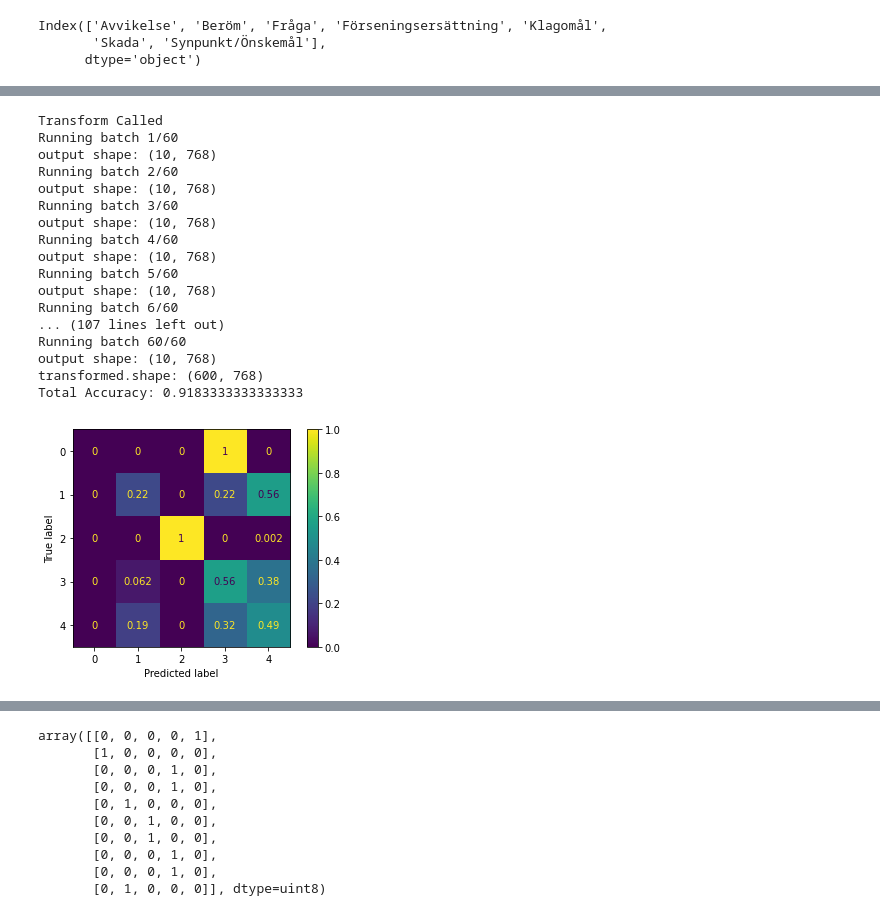
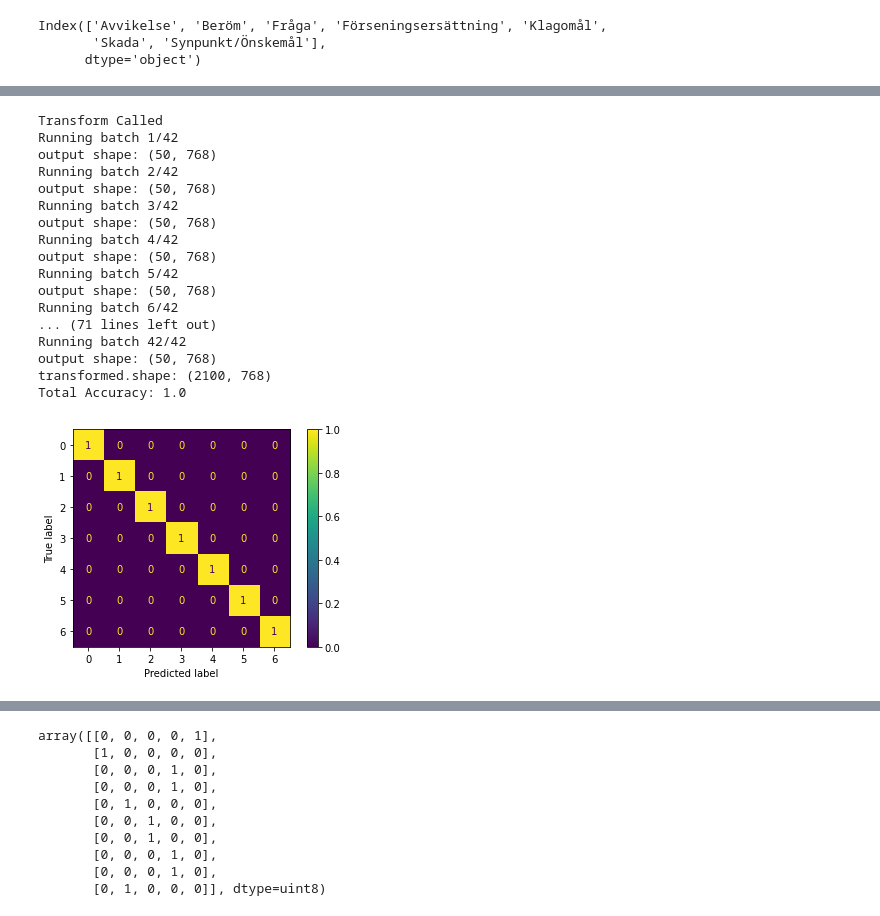
Before and after one commit to cerionXLII/NLP_BERT, a Jupyter notebook: src/Bert.ipynb, the cells around one changed output, grey strips where cells are left out. Saved outputs shown, nothing was run; the diff lists cells and outputs as text; code cells hidden in the pictures.

```diff
--- a/src/Bert.ipynb
+++ b/src/Bert.ipynb
@@ -34,7 +34,23 @@ class NLPTransformer(TransformerMixin):
         self.model_name = 'KB/bert-base-swedish-cased'
         self.Bert = AutoModel.from_pretrained(self.model_name)
         self.Tokenizer = AutoTokenizer.from_pretrained(self.model_name)
-        self.batch_size = 10
+        self.batch_size = 50
+
+        #cuda_enabled = torch.cuda.is_available()
+        #if cuda_enabled:
+        #    device = torch.device('cuda')
+        #    self.batch_size = 25
+        #else:
+        #    device = torch.device('cpu')
+        #    self.batch_size = 20
+
+        #self.Bert.to(device)
+        #print(f'We are running on device: {device}')
+
+        #Freeze the Bert model layers
+        for param in self.Bert.parameters():
+            param.requires_grad = False
+
 
     def fit(self, X, y=None):
         print('Fit called')
@@ -50,6 +66,9 @@ class NLPTransformer(TransformerMixin):
     def transform(self, X):
         print('Transform Called')
 
+        #Check device
+        device = self.Bert.device
+
         # Transform input tokens. This is most efficient if done in one batch
         inputs = self.Tokenizer(X.values.tolist(), return_tensors="pt", padding='max_length', max_length = 512, truncation=True)
 
@@ -62,10 +81,15 @@ class NLPTransformer(TransformerMixin):
 
             inputs_batch = {}
             for key in inputs.keys():
-                inputs_batch[key] = inputs[key][batchId * self.batch_size:(batchId + 1) * self.batch_size]
+                inputs_batch[key] = inputs[key][batchId * self.batch_size:(batchId + 1) * self.batch_size].to(device)
 
+            inputs_batch
             outputs = self.Bert(**inputs_batch)
-            outputs = outputs['pooler_output'].detach().numpy()
+            #inputs = self.Tokenizer(X[batchId * self.batch_size:(batchId + 1) * self.batch_size].values.tolist(), return_tensors="pt", padding='max_length', max_length = 512, truncation=True).to(device)
+            #outputs = self.Bert(**inputs)
+            #outputs = outputs['pooler_output'].detach().numpy()
+
+            outputs = outputs['pooler_output'].to('cpu').detach().numpy()
             print(f'output shape: {outputs.shape}')
             transformed.extend(outputs)
 
@@ -140,7 +190,8 @@ array(['Klagomål', 'Synpunkt/Önskemål', 'Skada', 'Fråga',
        'Förseningsersättning', 'Beröm', 'Avvikelse'], dtype=object)
 # %%
 #Make a balanced training set
-desiredCount = 500
+#desiredCount = 15000
+desiredCount = 1500
 dfBalanced = None
 for category in categories:
     sample = df[df['Ärendetyp'] == category].sample(n=desiredCount, replace=True, random_state=42)
@@ -153,6 +204,6 @@ for category in categories:
 #Next random shuffle of all rows
 df = dfBalanced.sample(frac=1)
 # %%
-df = df[:10000] #Max for this computer
+#df = df[:10000] #Max for this computer
 df.shape
 # %% [output]
@@ -477,8 +536,10 @@ def EvaluateModelUsingProbs(model, X_test, Y_test):
     total_misses = np.sum(np.sum(Y_pred != targets))
     total_accuracy = total_hits/(total_hits + total_misses)
     print(f'Total Accuracy: {total_accuracy}')
-    cm = confusion_matrix(targets, Y_pred, normalize='true')
-    ConfusionMatrixDisplay(confusion_matrix=cm,).plot()
+    #cm = confusion_matrix(targets, Y_pred, normalize='true')
+    #ConfusionMatrixDisplay(confusion_matrix=cm,).plot()
+    cm = confusion_matrix(targets, Y_pred, normalize='true', labels=list(range(Y_test.columns.shape[0])))
+    ConfusionMatrixDisplay(confusion_matrix=cm, display_labels=list(range(Y_test.columns.shape[0]))).plot()
 # %%
 #Evaluate the model and print the accuracy
 
@@ -533,26 +594,26 @@ Average Precission: 0.30272108843537415
 Average Recall: 0.07736549165120594
 Average F1 Score: 0.11960828287358898
 # %%
-EvaluateModelUsingProbs(pipeline, X_test[:600], Y_test[:600])
+EvaluateModelUsingProbs(pipeline, X_test, Y_test)
 # %% [output]
 Transform Called
-Running batch 1/60
-output shape: (10, 768)
-Running batch 2/60
-output shape: (10, 768)
-Running batch 3/60
-output shape: (10, 768)
-Running batch 4/60
-output shape: (10, 768)
-Running batch 5/60
-output shape: (10, 768)
-Running batch 6/60
-... (107 lines left out)
-Running batch 60/60
-output shape: (10, 768)
-transformed.shape: (600, 768)
-Total Accuracy: 0.9183333333333333
+Running batch 1/42
+output shape: (50, 768)
+Running batch 2/42
+output shape: (50, 768)
+Running batch 3/42
+output shape: (50, 768)
+Running batch 4/42
+output shape: (50, 768)
+Running batch 5/42
+output shape: (50, 768)
+Running batch 6/42
+... (71 lines left out)
+Running batch 42/42
+output shape: (50, 768)
+transformed.shape: (2100, 768)
+Total Accuracy: 1.0
-[figure, old version]
+[figure, new version]
 # %%
 EvaluateModelUsingProbs(pipeline, X_train, Y_train)
 # %% [output]
```
Also changed, not shown: parts of 53 cells of this notebook.
